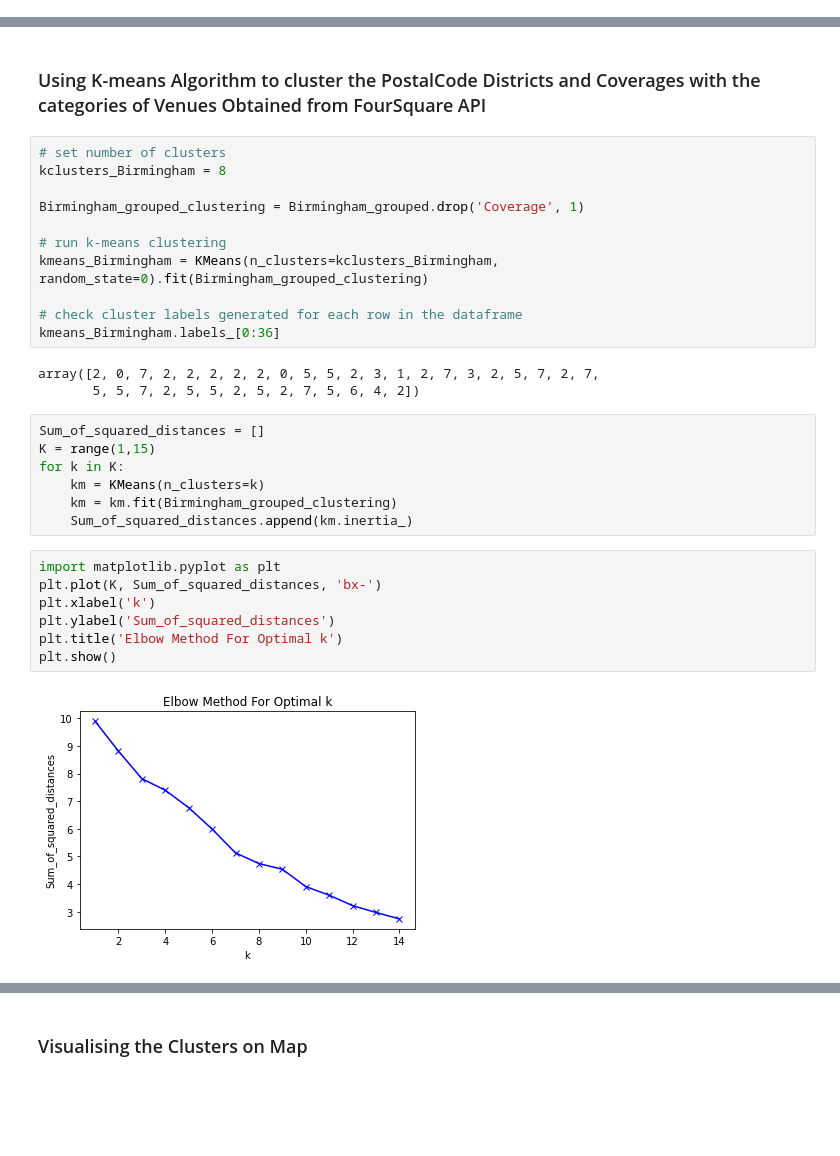
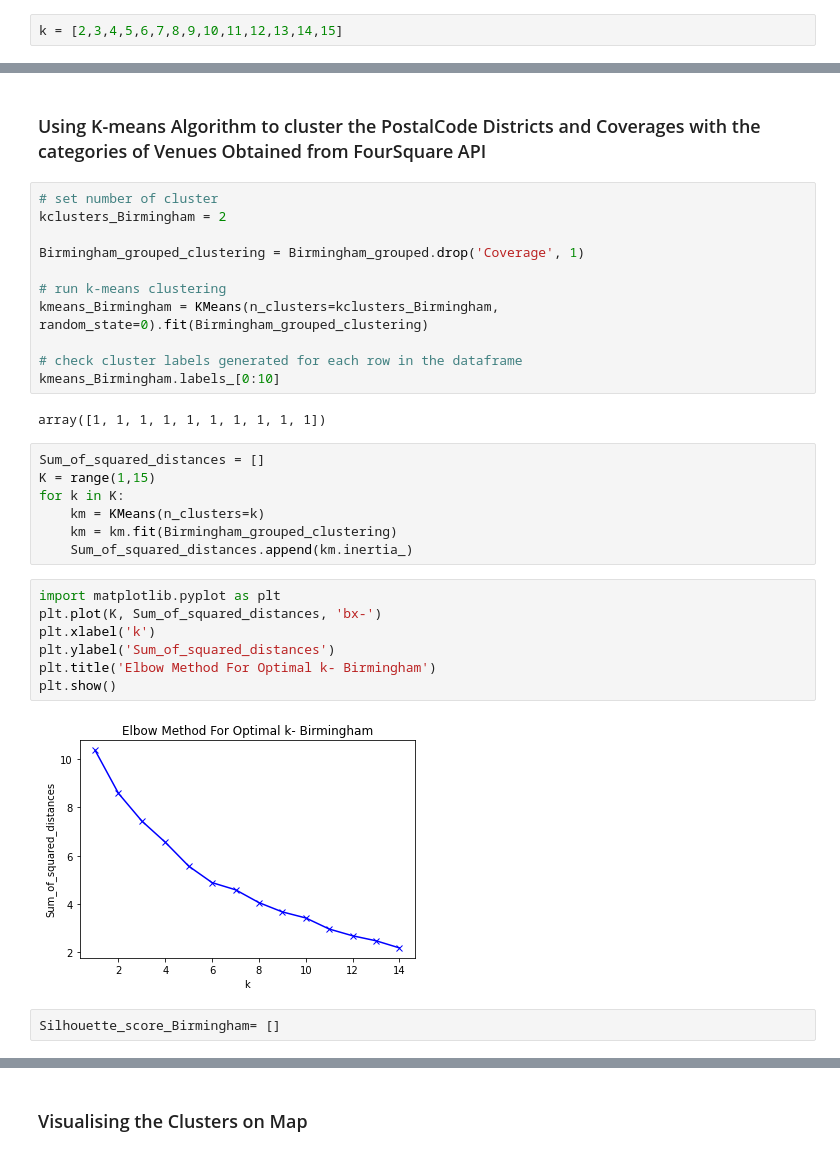
Before and after one commit to arkaan27/IBM-Data-Science-Capstone-Project, a Jupyter notebook: Capstone_Project.ipynb, the cells around one changed output, grey strips where cells are left out. Cells and saved outputs as stored; diff of their text form; blank space fills up the shorter version.

```diff
--- a/Capstone_Project.ipynb
+++ b/Capstone_Project.ipynb
@@ -929,0 +936,2 @@ Optimal  K value obtained is k= 5 a s it slows down again at that point
+# %%
+k = [2,3,4,5,6,7,8,9,10,11,12,13,14,15]
@@ -1054,8 +1105,8 @@ East_Central_London_merged.loc[East_Central_London_merged['Cluster Labels'] == 4
 # %% [markdown]
 ###  Using K-means Algorithm to cluster the PostalCode Districts and Coverages with the categories of Venues Obtained from FourSquare API
 # %%
-# set number of clusters
-kclusters_Birmingham = 8
+# set number of cluster
+kclusters_Birmingham = 2
 
 Birmingham_grouped_clustering = Birmingham_grouped.drop('Coverage', 1)
 
@@ -1063,10 +1114,9 @@ Birmingham_grouped_clustering = Birmingham_grouped.drop('Coverage', 1)
 kmeans_Birmingham = KMeans(n_clusters=kclusters_Birmingham, random_state=0).fit(Birmingham_grouped_clustering)
 
 # check cluster labels generated for each row in the dataframe
-kmeans_Birmingham.labels_[0:36]
+kmeans_Birmingham.labels_[0:10]
 # %% [output]
-array([2, 0, 7, 2, 2, 2, 2, 2, 0, 5, 5, 2, 3, 1, 2, 7, 3, 2, 5, 7, 2, 7,
-       5, 5, 7, 2, 5, 5, 2, 5, 2, 7, 5, 6, 4, 2])
+array([1, 1, 1, 1, 1, 1, 1, 1, 1, 1])
 # %%
 Sum_of_squared_distances = []
 K = range(1,15)
@@ -1077,9 +1127,11 @@ for k in K:
 # %%
 import matplotlib.pyplot as plt
 plt.plot(K, Sum_of_squared_distances, 'bx-')
 plt.xlabel('k')
 plt.ylabel('Sum_of_squared_distances')
-plt.title('Elbow Method For Optimal k')
+plt.title('Elbow Method For Optimal k- Birmingham')
 plt.show()
 # %% [output]
-[figure, old version]
+[figure, new version]
+# %%
+Silhouette_score_Birmingham= []
```
Also changed, not shown: parts of 60 cells of this notebook, 1 other file.
